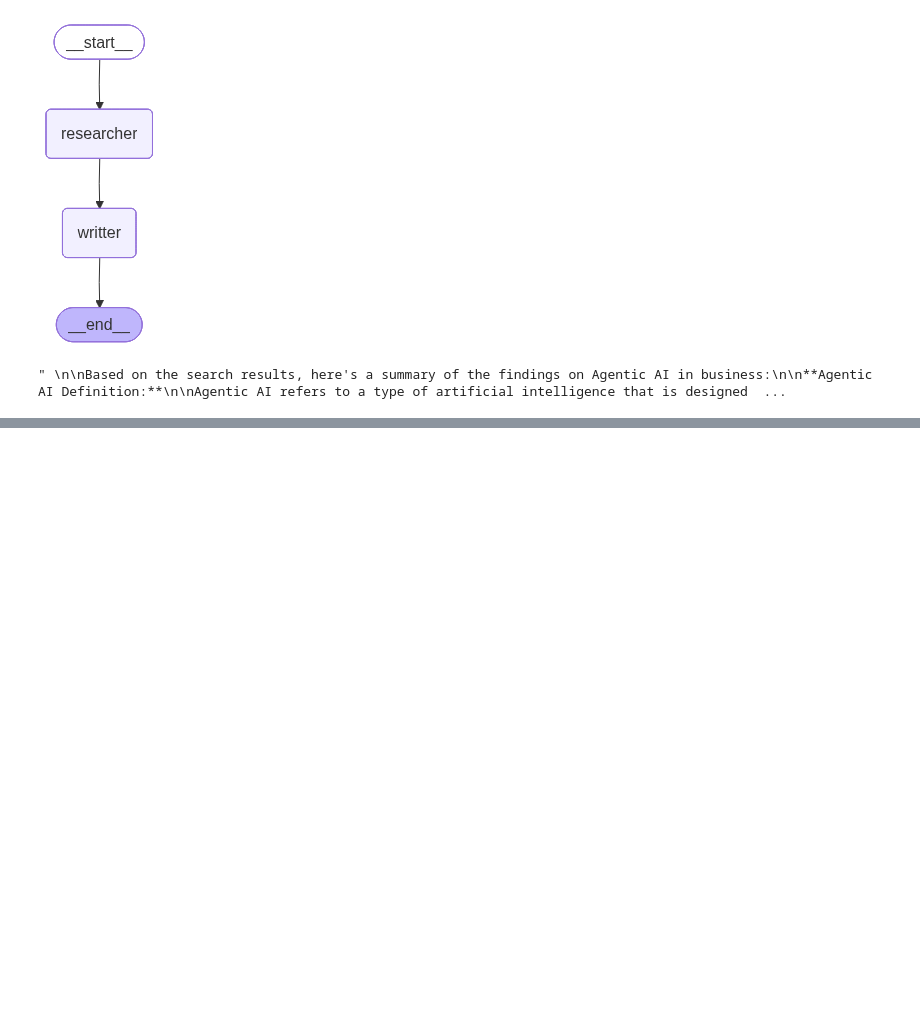
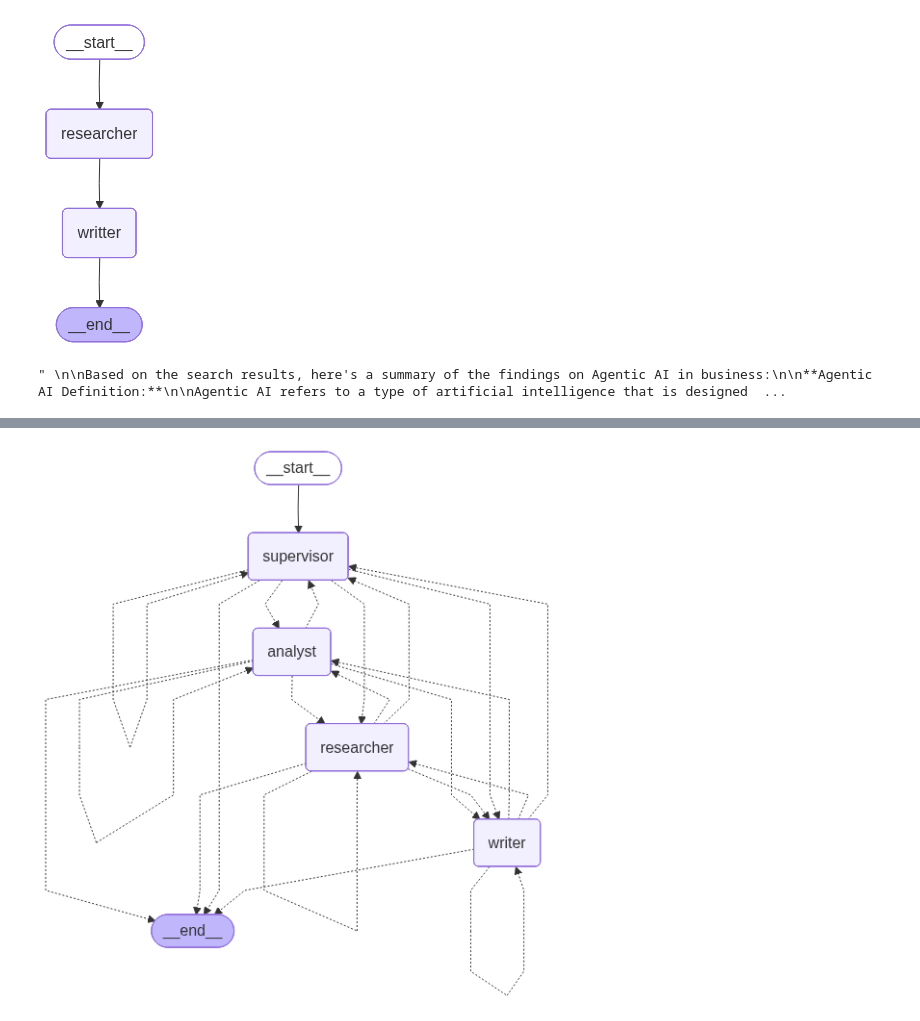
Before and after one commit to yashbhanvadiya/langgraph, a Jupyter notebook: agents/multi-ai-agent.ipynb, the cells around one changed output, grey strips where cells are left out. Drawn from its saved outputs; the diff is of its cells as text; code cells hidden in the pictures; blank space fills up the shorter version.

Commit message:
Supervise MultiAI Agent Architecture.

```diff
--- a/agents/multi-ai-agent.ipynb
+++ b/agents/multi-ai-agent.ipynb
@@ -121,0 +327,45 @@ response["messages"][-1].content
+# %%
+## Router Function
+def router(state: SupervisorState) -> Literal["supervisor", "researcher", "analyst", "writer", "__end__"]:
+    """Routes to next agent based on state"""
+
+    next_agent = state.get("next_agent", "supervisor")
+
+    if next_agent == "end" or state.get("task_complete", False):
+        return END
+
+    if next_agent in ["supervisor", "researcher", "analyst", "writer"]:
+        return next_agent
+
+    return "supervisor"
+# %%
+# Create workflow
+workflow = StateGraph(SupervisorState)
+
+# Add nodes
+workflow.add_node("supervisor", supervisor_agent)
+workflow.add_node("researcher", researcher_agent)
+workflow.add_node("analyst", analyst_agent)
+workflow.add_node("writer", writer_agent)
+
+# Set entry point
+workflow.set_entry_point("supervisor")
+
+# Add routing
+for node in ["supervisor", "researcher", "analyst", "writer"]:
+    workflow.add_conditional_edges(
+        node,
+        router,
+        {
+            "supervisor": "supervisor",
+            "researcher": "researcher",
+            "analyst": "analyst",
+            "writer": "writer",
+            END: END
+        }
+    )
+
+graph = workflow.compile()
+graph
+# %% [output]
+[figure, added]
```
Also changed, not shown: parts of 9 cells of this notebook.
